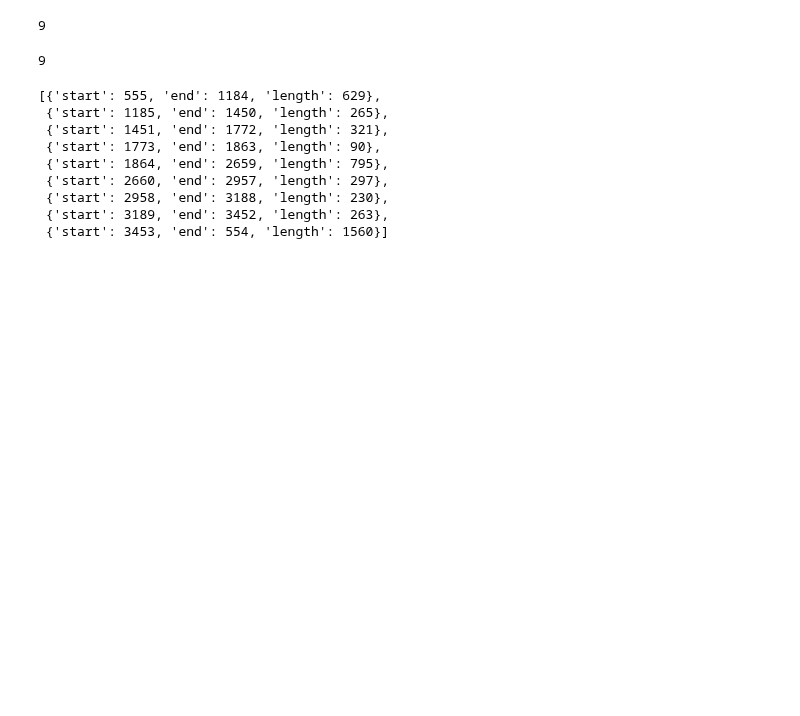
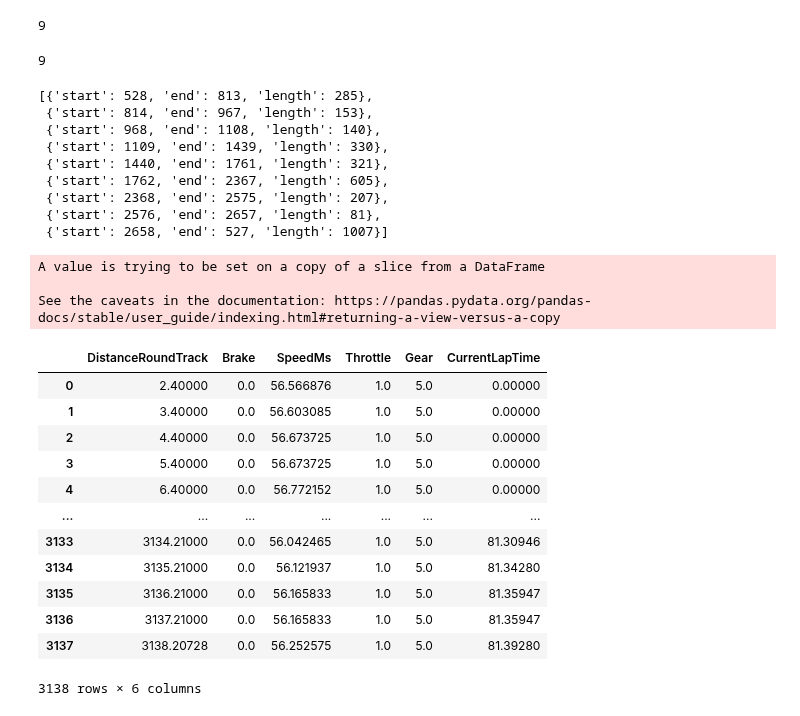
Before and after one commit to b4mad/racing, a Jupyter notebook: components/paddock/notebooks/segments.ipynb, the cells around one changed output. Cells and saved outputs as stored; diff of their text form; code cells hidden in the pictures; blank space fills up the shorter version.

Commit message:
fine tune segment lengths

```diff
--- a/components/paddock/notebooks/segments.ipynb
+++ b/components/paddock/notebooks/segments.ipynb
@@ -59,7 +58,8 @@ def fig_add_shape(fig, color="black", **kwargs):
 # iRacing / richmond / Gen 4 Chevrolet Impala
 kwargs = {
     "game__name": "iRacing",
-    "track__name": "fuji nochicane",
+    # "track__name": "fuji nochicane",
+    "track__name": "longbeach",
     # "track__name": "nurburgring combined",
     # "track__name": "richmond",
     "car__name": "Ferrari 488 GT3 Evo 2020",
@@ -83,24 +83,10 @@ data_frames = []
 for lap in laps:
     print(lap)
     lap_df = influx.telemetry_for_laps([lap], measurement="fast_laps", bucket="fast_laps")[0]
-    # display(lap_df.head())
-    columns = ["Brake", "SpeedMs", "Throttle", "Gear", "CurrentLapTime"]
-    lap_df = analyzer.resample(lap_df, columns=columns)
     data_frames.append(
         {
             "lap": lap,
             "df": lap_df,
         }
     )
-    fig = lap_fig(lap_df)
-    fig.update_layout(title=dict(text=f"{lap}"))
-    fig.show()
-
-    fig = lap_fig(lap_df, columns=["SpeedMs"])
-    fig.show()
-    fig = lap_fig(lap_df, columns=["Gear"])
-    fig.show()
-    fig = lap_fig(lap_df, columns=["CurrentLapTime"])
-    fig.show()
-    fig.update_layout(title=dict(text=f"{lap}"))
 # %% [output]
@@ -126,20 +136,20 @@ len(sectors)
 0.9800001175999999
 9
 # %%
-sector_start_end = analyzer.extract_sector_start_end(sectors, min_length=10)
+sector_start_end = analyzer.extract_sector_start_end(sectors, min_length=50)
 print(len(sector_start_end))
 sector_start_end
 # %% [output]
 9
-[{'start': 555, 'end': 1184, 'length': 629},
- {'start': 1185, 'end': 1450, 'length': 265},
- {'start': 1451, 'end': 1772, 'length': 321},
- {'start': 1773, 'end': 1863, 'length': 90},
- {'start': 1864, 'end': 2659, 'length': 795},
- {'start': 2660, 'end': 2957, 'length': 297},
- {'start': 2958, 'end': 3188, 'length': 230},
- {'start': 3189, 'end': 3452, 'length': 263},
- {'start': 3453, 'end': 554, 'length': 1560}]
+[{'start': 528, 'end': 813, 'length': 285},
+ {'start': 814, 'end': 967, 'length': 153},
+ {'start': 968, 'end': 1108, 'length': 140},
+ {'start': 1109, 'end': 1439, 'length': 330},
+ {'start': 1440, 'end': 1761, 'length': 321},
+ {'start': 1762, 'end': 2367, 'length': 605},
+ {'start': 2368, 'end': 2575, 'length': 207},
+ {'start': 2576, 'end': 2657, 'length': 81},
+ {'start': 2658, 'end': 527, 'length': 1007}]
 # %%
 # for i in (0, -1):
 #     sector = analyzer.section_df(track_df, sector_start_end[i]['start'], sector_start_end[i]['end'])
@@ -203,3 +213,26 @@ for i in range(len(sector_start_end)):
     fig.update_layout(title=dict(text=title, font=dict(size=8)))
 
     fig.show()
+# %%
+lookup = analyzer.distance_speed_lookup_table(track_df)
+# lookup = analyzer.resample(lookup, columns=["SpeedMs", "CurrentLapTime"])
+
+lookup
+track_df
+# %% [output]
+A value is trying to be set on a copy of a slice from a DataFrame
+
+See the caveats in the documentation: https://pandas.pydata.org/pandas-docs/stable/user_guide/indexing.html#returning-a-view-versus-a-copy
+|  | DistanceRoundTrack | Brake | SpeedMs | Throttle | Gear | CurrentLapTime |
+| 0 | 2.40000 | 0.0 | 56.566876 | 1.0 | 5.0 | 0.00000 |
+| 1 | 3.40000 | 0.0 | 56.603085 | 1.0 | 5.0 | 0.00000 |
+| 2 | 4.40000 | 0.0 | 56.673725 | 1.0 | 5.0 | 0.00000 |
+| 3 | 5.40000 | 0.0 | 56.673725 | 1.0 | 5.0 | 0.00000 |
+| 4 | 6.40000 | 0.0 | 56.772152 | 1.0 | 5.0 | 0.00000 |
+| ... | ... | ... | ... | ... | ... | ... |
+| 3133 | 3134.21000 | 0.0 | 56.042465 | 1.0 | 5.0 | 81.30946 |
+| 3134 | 3135.21000 | 0.0 | 56.121937 | 1.0 | 5.0 | 81.34280 |
+| 3135 | 3136.21000 | 0.0 | 56.165833 | 1.0 | 5.0 | 81.35947 |
+| 3136 | 3137.21000 | 0.0 | 56.165833 | 1.0 | 5.0 | 81.35947 |
+| 3137 | 3138.20728 | 0.0 | 56.252575 | 1.0 | 5.0 | 81.39280 |
+3138 rows × 6 columns
```
Also changed, not shown: parts of 4 cells of this notebook, 2 other files.
